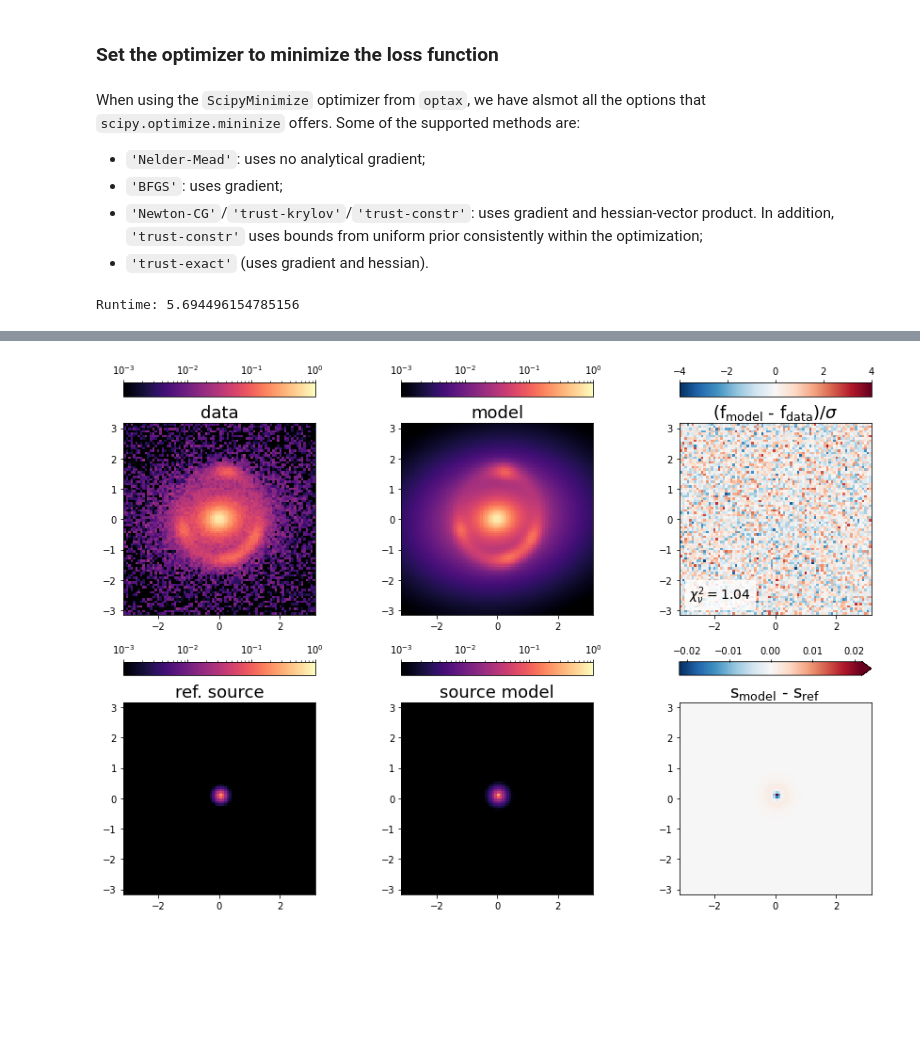
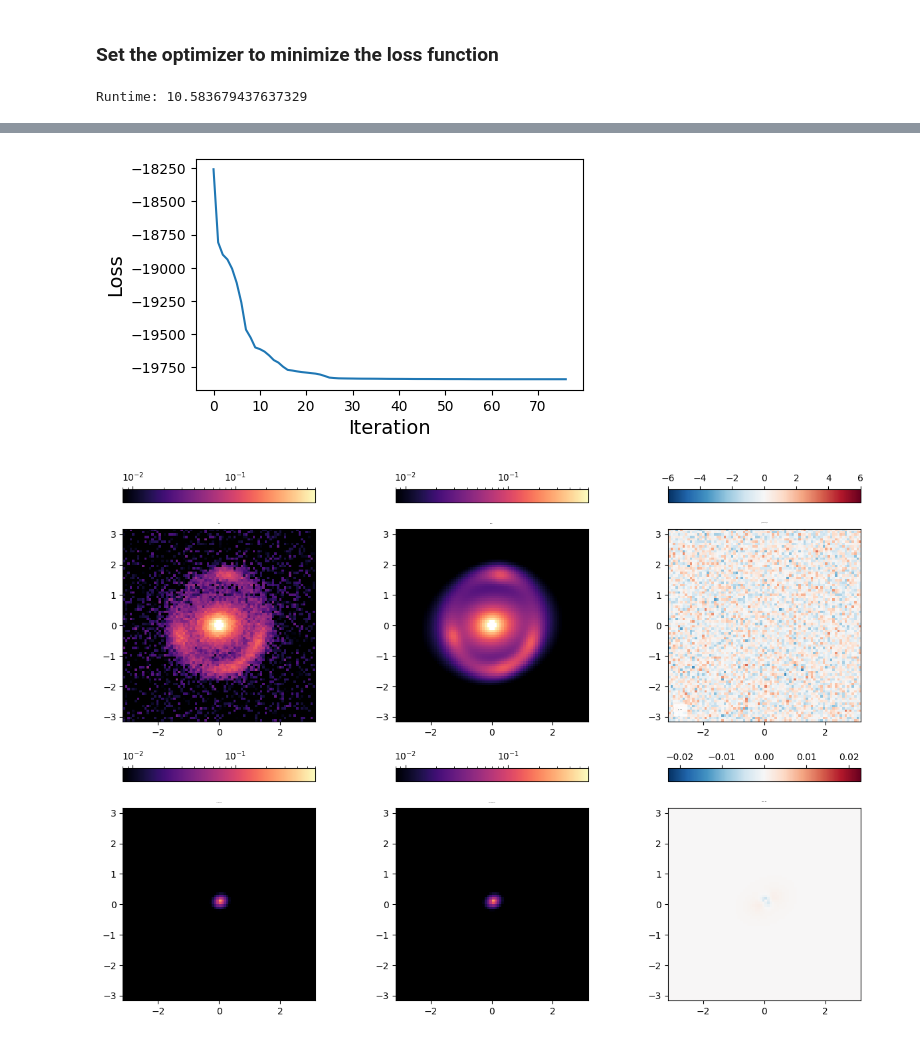
Before and after one commit to Herculens/herculens_workspace, a Jupyter notebook: notebooks/herculens__Starting_guide.ipynb, the cells around one changed output, grey strips where cells are left out. Saved outputs shown, nothing was run; the diff lists cells and outputs as text; code cells hidden in the pictures; blank space fills up the shorter version.

```diff
--- a/notebooks/herculens__Starting_guide.ipynb
+++ b/notebooks/herculens__Starting_guide.ipynb
@@ -542,0 +345,4 @@ loss.value_and_gradient(init_params)
+# %%
+loss = Loss(prob_model)
+print("Initial loss =", loss(init_params_unconst))
+#print("Initial gradient =", loss.gradient(init_params_unconst))
@@ -543,15 +351,18 @@ loss.value_and_gradient(init_params)
 # %% [markdown]
 ### Set the optimizer to minimize the loss function
-# %% [markdown]
-When using the `ScipyMinimize` optimizer from `optax`, we have alsmot all the options that `scipy.optimize.mininize` offers. Some of the supported methods are:
-- `'Nelder-Mead'`: uses no analytical gradient;
-- `'BFGS'`: uses gradient;
-- `'Newton-CG'`/`'trust-krylov'`/`'trust-constr'`: uses gradient and hessian-vector product. In addition, `'trust-constr'` uses bounds from uniform prior consistently within the optimization;
-- `'trust-exact'` (uses gradient and hessian).
 # %%
-optimizer = JaxoptOptimizer('ScipyMinimize', loss, loss_norm_optim=data.size)
+optimizer = JaxoptOptimizer(loss, loss_norm_optim=data.size)  # loss_norm_optim is to reduce loss magnitude
 best_fit, logL_best_fit, extra_fields, runtime \
-    = optimizer.run(init_params, method='BFGS', maxiter=400)
+    = optimizer.run_scipy(init_params_unconst, method='BFGS', maxiter=600)
 print("Runtime:", runtime)
 # %% [output]
-Runtime: 5.694496154785156
+Runtime: 10.583679437637329
+# %%
+print("Final loss =", loss(best_fit))
+
+fig, ax = plt.subplots(1, 1, figsize=(5, 3))
+ax.plot(range(len(extra_fields['loss_history'])), extra_fields['loss_history'])
+ax.set_ylabel("Loss", fontsize=14)
+ax.set_xlabel("Iteration", fontsize=14)
+plt.show()
+# %% [output]
@@ -558,10 +370,12 @@ Runtime: 5.694496154785156
+[figure, added]
 # %%
-kwargs_best_fit = prob_model.params2kwargs(best_fit)
+# the best-fit values are in unconstrained space so we transform them here
+kwargs_best_fit = prob_model.params2kwargs(prob_model.constrain(best_fit))
 
 fig = plotter.model_summary(lens_image, kwargs_best_fit, show_source=True)
 plt.show()
 # %% [output]
-[figure, old version]
+[figure, new version]
 # %%
 # print resulting parameters
 print("BEST-FIT VALUES:")
```
Also changed, not shown: parts of 81 cells of this notebook, 3 other files.
